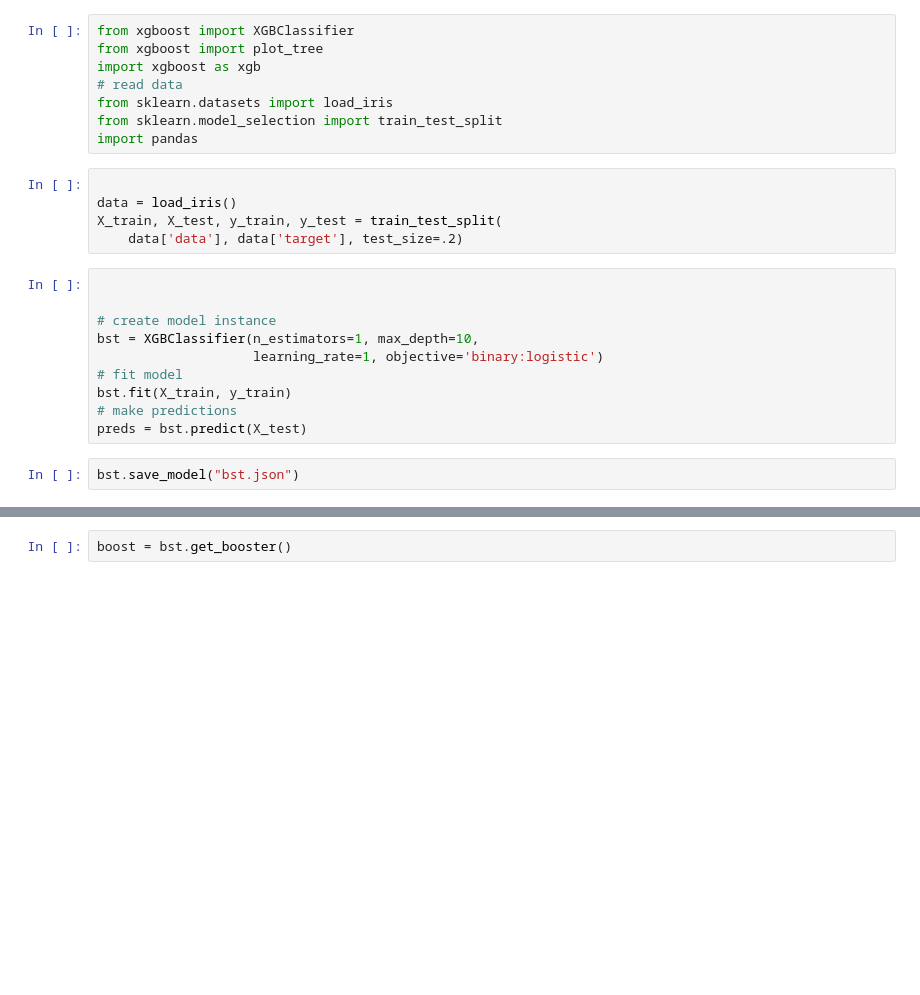
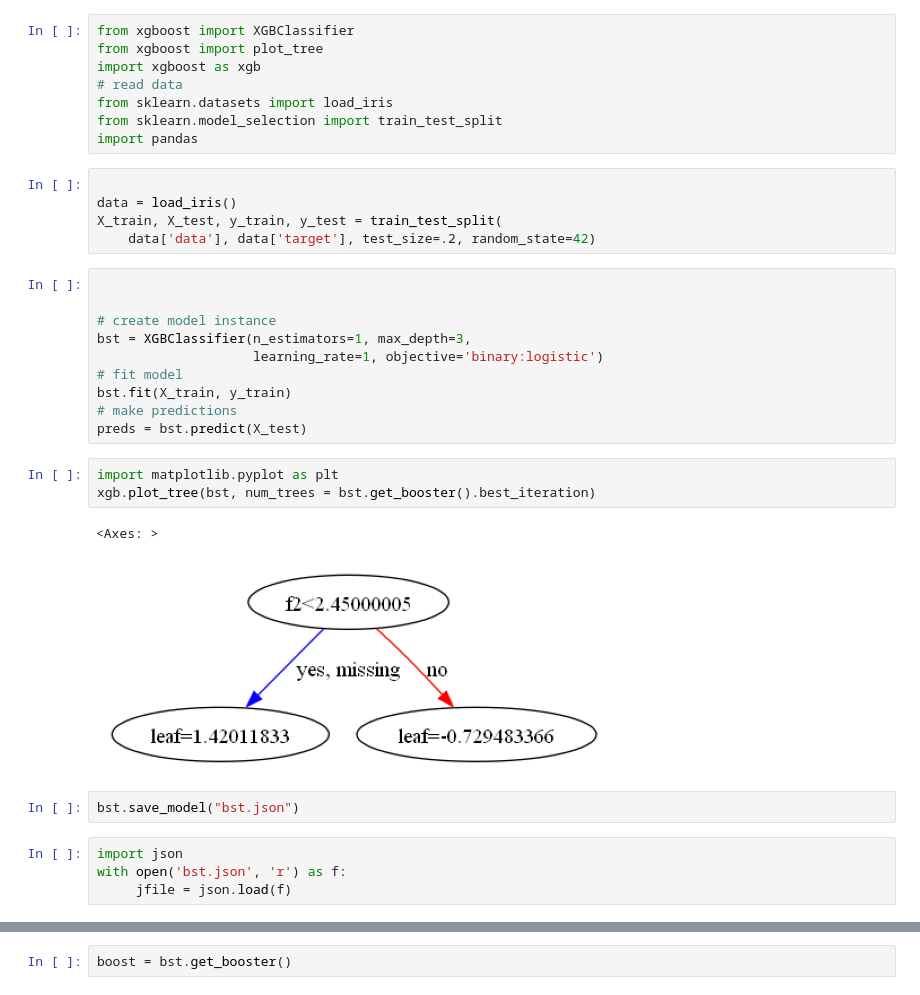
Before and after one commit to AHelplessStudent/xgboost-exploration, a Jupyter notebook: Untitled.ipynb, the cells around one changed output, grey strips where cells are left out. Saved outputs shown, nothing was run; the diff lists cells and outputs as text; blank space fills up the shorter version.

```diff
--- a/Untitled.ipynb
+++ b/Untitled.ipynb
@@ -12,16 +12,26 @@ import pandas
 
 data = load_iris()
 X_train, X_test, y_train, y_test = train_test_split(
-    data['data'], data['target'], test_size=.2)
+    data['data'], data['target'], test_size=.2, random_state=42)
 # %%
 
 
 # create model instance
-bst = XGBClassifier(n_estimators=1, max_depth=10,
+bst = XGBClassifier(n_estimators=1, max_depth=3,
                     learning_rate=1, objective='binary:logistic')
 # fit model
 bst.fit(X_train, y_train)
 # make predictions
 preds = bst.predict(X_test)
+# %%
+import matplotlib.pyplot as plt
+xgb.plot_tree(bst, num_trees = bst.get_booster().best_iteration)
+# %% [output]
+<Axes: >
+[figure, added]
 # %%
 bst.save_model("bst.json")
+# %%
+import json
+with open('bst.json', 'r') as f:
+     jfile = json.load(f)
```
Also changed, not shown: parts of 13 cells of this notebook, 4 other files.
